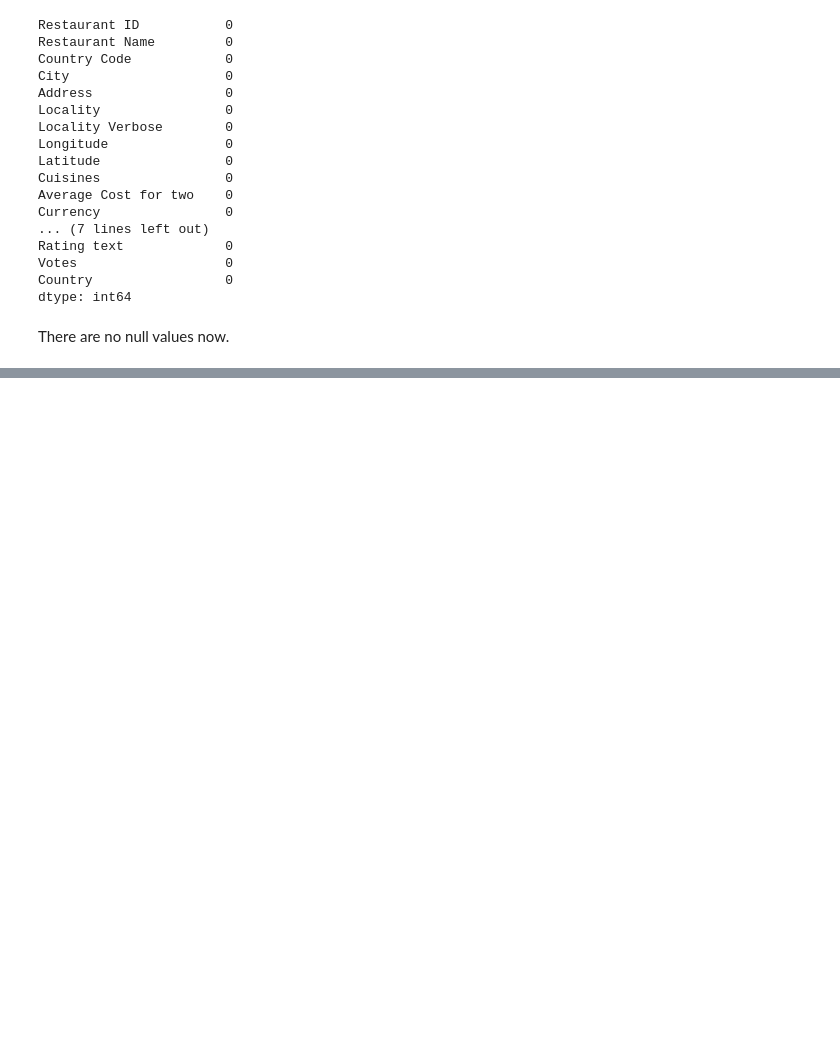
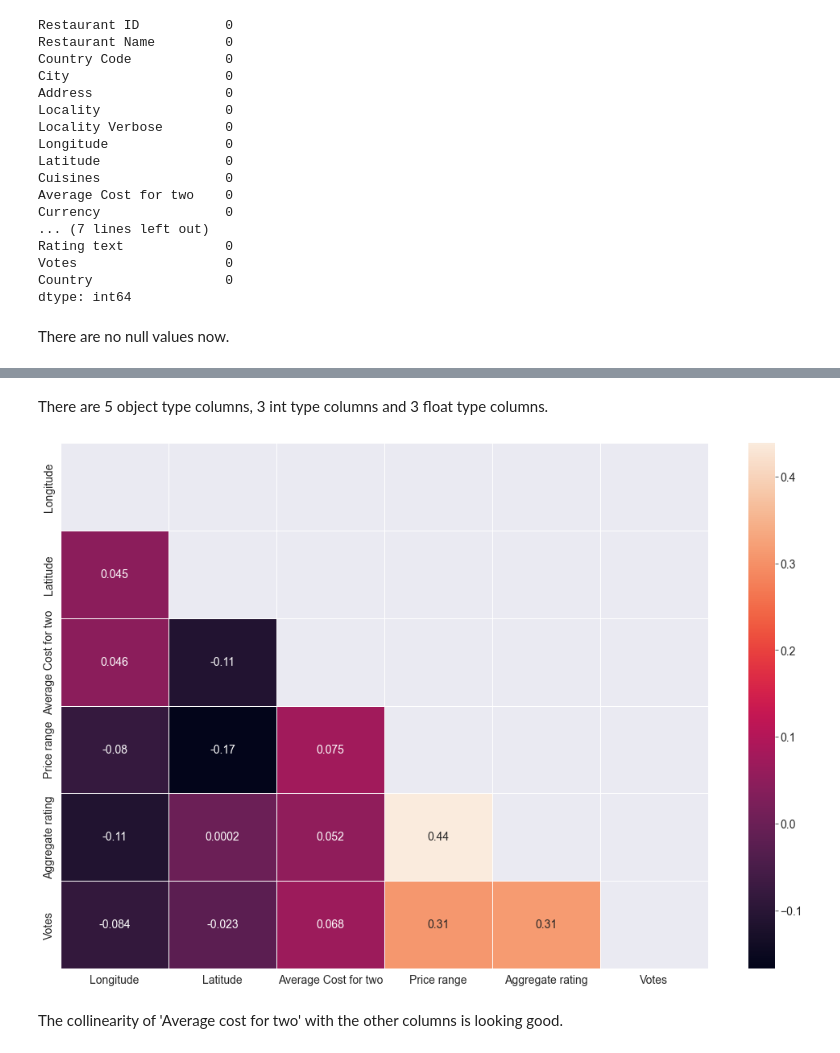
Before and after one commit to Thejas-V/projects, a Jupyter notebook: zomato.ipynb, the cells around one changed output, grey strips where cells are left out. Saved outputs shown, nothing was run; the diff lists cells and outputs as text; code cells hidden in the pictures; blank space fills up the shorter version.

```diff
--- a/zomato.ipynb
+++ b/zomato.ipynb
@@ -136,0 +276,2 @@ There are no null values now.
+# %%
+df_avg = df.drop(columns = ['Restaurant ID', 'Restaurant Name','Country Code','City','Address','Locality','Locality Verbose','Switch to order menu','Rating color','Rating text','Country'], axis = 1)
@@ -136,0 +301,16 @@ There are no null values now.
+# %% [markdown]
+There are 5 object type columns, 3 int type columns and 3 float type columns.
+# %%
+# check for multi-collinearity
+
+plt.figure(figsize = (18, 12))
+
+corr = df_avg.corr()
+mask = np.triu(np.ones_like(corr, dtype = bool))
+
+sns.heatmap(data = corr, mask = mask, annot = True, fmt = '.2g', linewidth = 1)
+plt.show()
+# %% [output]
+[figure, added]
+# %% [markdown]
+The collinearity of 'Average cost for two' with the other columns is looking good.
```
Also changed, not shown: parts of 31 cells of this notebook.
